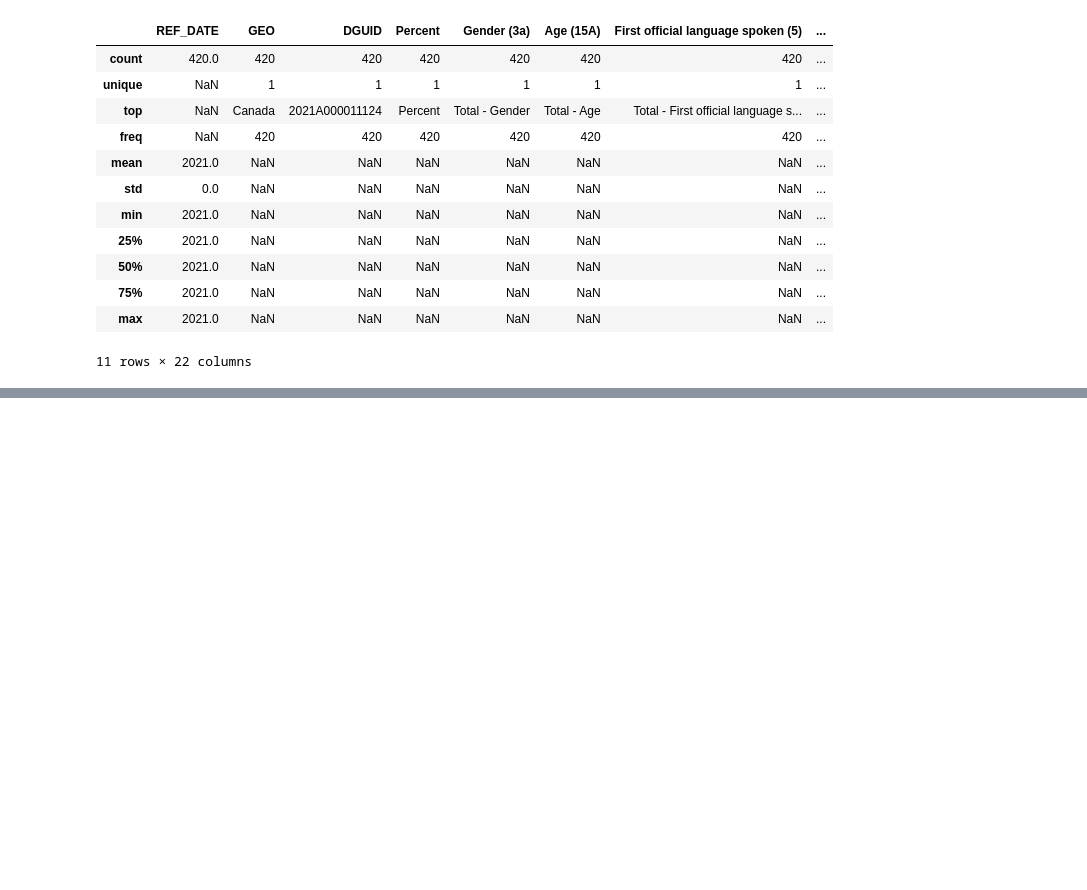
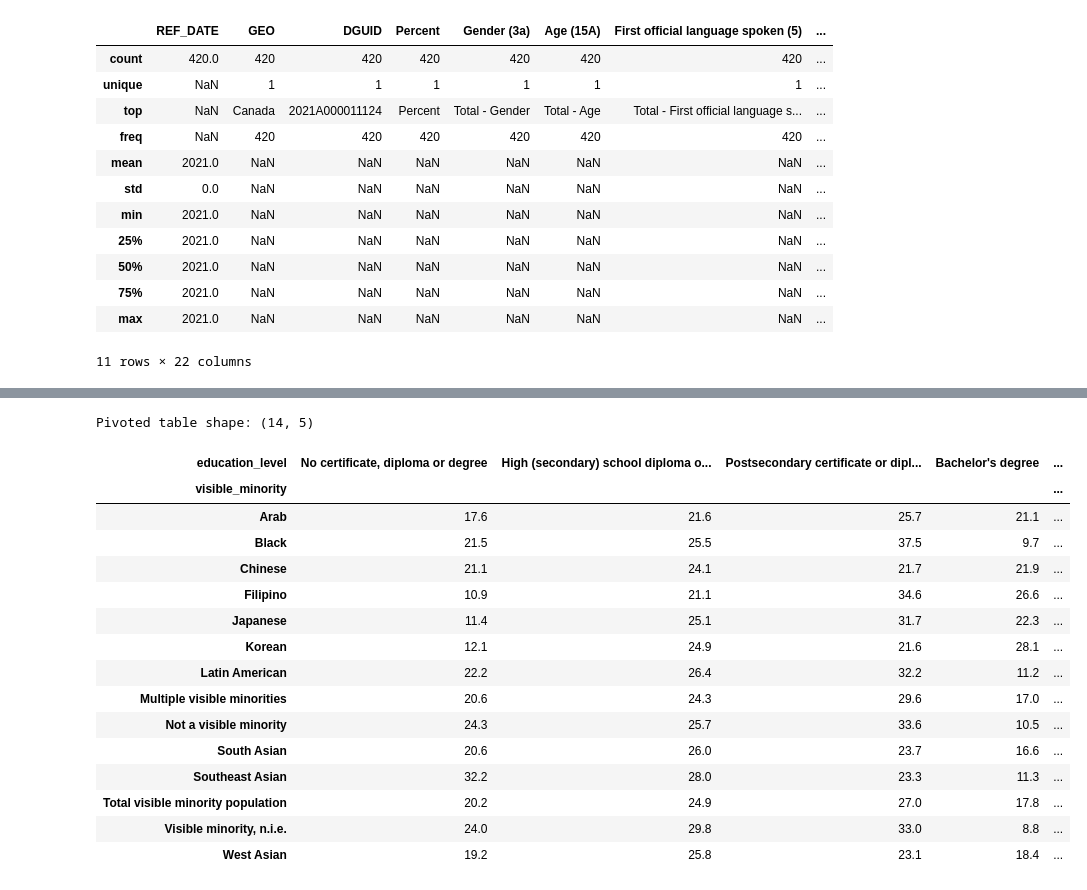
Before and after one commit to Jenniferonyebuchi/migrant-education-analysis, a Jupyter notebook: notebook/migrant_education_analysis.ipynb, the cells around one changed output, grey strips where cells are left out. Cells and saved outputs as stored; diff of their text form; code cells hidden in the pictures; blank space fills up the shorter version.

```diff
--- a/notebook/migrant_education_analysis.ipynb
+++ b/notebook/migrant_education_analysis.ipynb
@@ -123,34 +152,52 @@ df_analysis[["visible_minority","education_level","pct"]].head(10)
 # %%
 # Build a pivoted wide-format table for quick lookups and comparisons
 # Rows = visible minority groups, Columns = education levels
-EDU_ORDER = [
+edu_order = [
     "No certificate, diploma or degree",
     "High (secondary) school diploma or equivalency certificate",
     "Postsecondary certificate or diploma below bachelor level",
     "Bachelor's degree",
     "University certificate, diploma or degree above bachelor level",
     "Bachelor's degree or higher",
 ]
 
 # Shorter labels for charts
-EDU_SHORT = {
+edu_short = {
     "No certificate, diploma or degree": "No credential",
     "High (secondary) school diploma or equivalency certificate": "High school",
     "Postsecondary certificate or diploma below bachelor level": "Post-sec (below Bach.)",
     "Bachelor's degree": "Bachelor's",
     "University certificate, diploma or degree above bachelor level": "Above bachelor",
     "Bachelor's degree or higher": "Bach. or higher",
 }
 
-df_analysis["edu_short"] = df_analysis["education_level"].map(EDU_SHORT)
+df_analysis["edu_short"] = df_analysis["education_level"].map(edu_short)
 
 pivot = (
     df_analysis
     .groupby(["visible_minority", "education_level"])["pct"]
     .first()
     .unstack("education_level")
-    .reindex(columns=[c for c in EDU_ORDER if c in df_analysis["education_level"].unique()])
+    .reindex(columns=[c for c in edu_order if c in df_analysis["education_level"].unique()])
 )
 
 print("Pivoted table shape:", pivot.shape)
 pivot.round(1)
+# %% [output]
+Pivoted table shape: (14, 5)
+| education_level | No certificate, diploma or degree | High (secondary) school diploma o... | Postsecondary certificate or dipl... | Bachelor's degree | ... |
+| visible_minority |  |  |  |  | ... |
+| Arab | 17.6 | 21.6 | 25.7 | 21.1 | ... |
+| Black | 21.5 | 25.5 | 37.5 | 9.7 | ... |
+| Chinese | 21.1 | 24.1 | 21.7 | 21.9 | ... |
+| Filipino | 10.9 | 21.1 | 34.6 | 26.6 | ... |
+| Japanese | 11.4 | 25.1 | 31.7 | 22.3 | ... |
+| Korean | 12.1 | 24.9 | 21.6 | 28.1 | ... |
+| Latin American | 22.2 | 26.4 | 32.2 | 11.2 | ... |
+| Multiple visible minorities | 20.6 | 24.3 | 29.6 | 17.0 | ... |
+| Not a visible minority | 24.3 | 25.7 | 33.6 | 10.5 | ... |
+| South Asian | 20.6 | 26.0 | 23.7 | 16.6 | ... |
+| Southeast Asian | 32.2 | 28.0 | 23.3 | 11.3 | ... |
+| Total visible minority population | 20.2 | 24.9 | 27.0 | 17.8 | ... |
+| Visible minority, n.i.e. | 24.0 | 29.8 | 33.0 | 8.8 | ... |
+| West Asian | 19.2 | 25.8 | 23.1 | 18.4 | ... |
```
Also changed, not shown: parts of 5 cells of this notebook.
